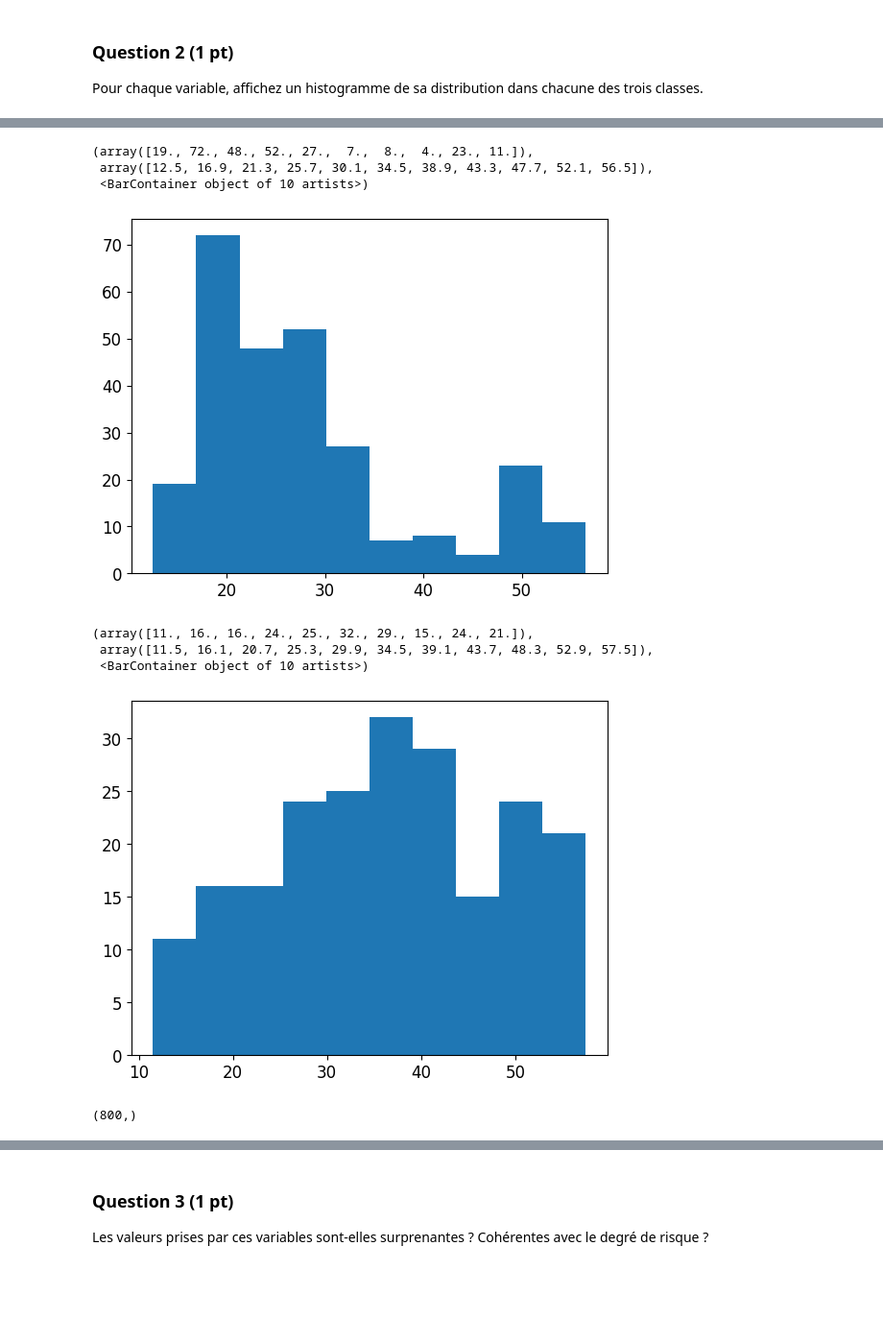
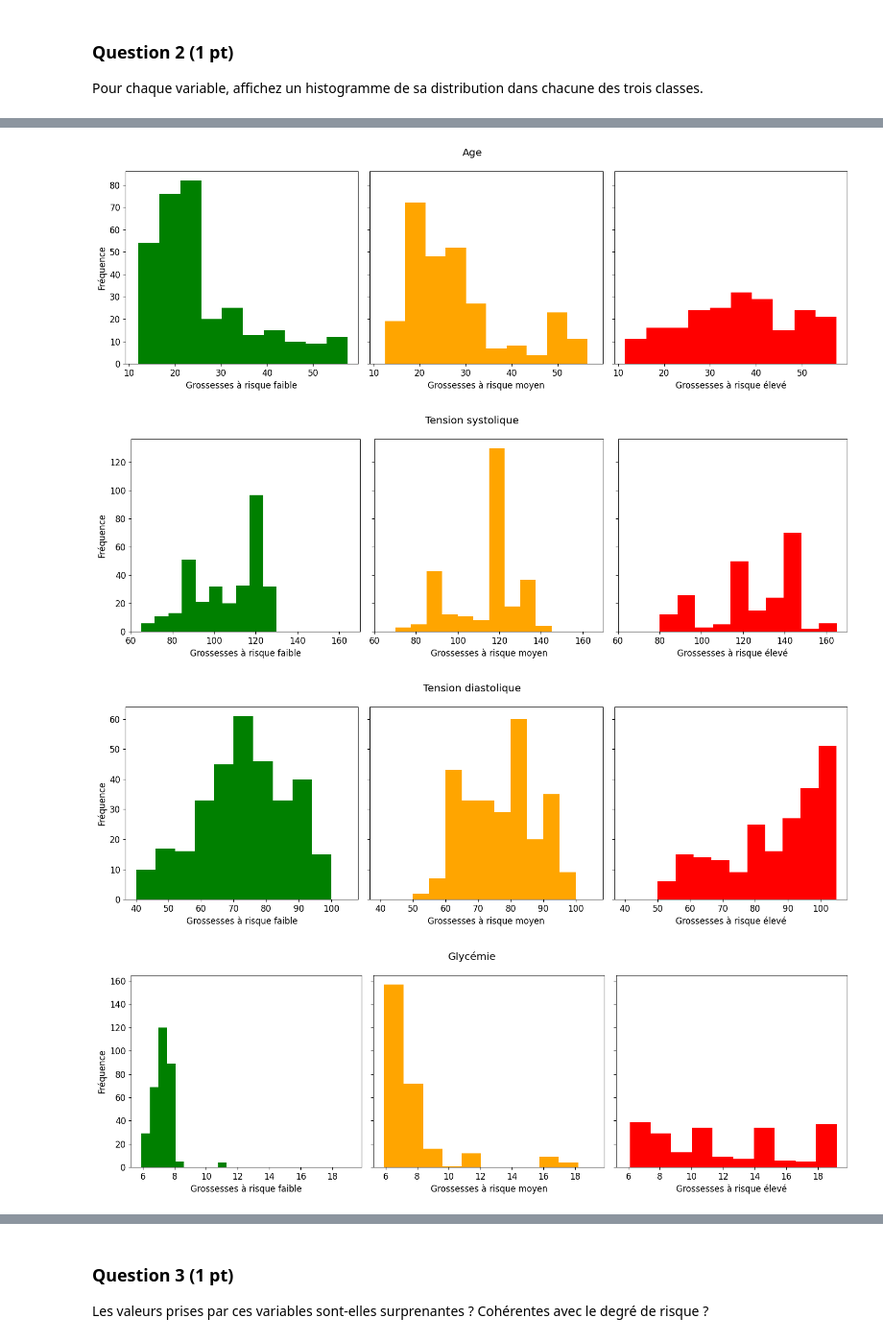
Before and after one commit to comemazelier/projet-sdd, a Jupyter notebook: Projet.ipynb, the cells around one changed output, grey strips where cells are left out. Shown at 96% size. Cells and saved outputs as stored; diff of their text form; code cells hidden in the pictures; blank space fills up the shorter version.

```diff
--- a/Projet.ipynb
+++ b/Projet.ipynb
@@ -78,20 +74,0 @@ plt.hist(X_train_0[:,0])
-# %%
-X_train_1 = X_train[y_train == 1]
-plt.hist(X_train_1[:,0])
-# %% [output]
-(array([19., 72., 48., 52., 27.,  7.,  8.,  4., 23., 11.]),
- array([12.5, 16.9, 21.3, 25.7, 30.1, 34.5, 38.9, 43.3, 47.7, 52.1, 56.5]),
- <BarContainer object of 10 artists>)
-[figure, removed]
-# %%
-X_train_2 = X_train[y_train == 2]
-plt.hist(X_train_2[:,0])
-# %% [output]
-(array([11., 16., 16., 24., 25., 32., 29., 15., 24., 21.]),
- array([11.5, 16.1, 20.7, 25.3, 29.9, 34.5, 39.1, 43.7, 48.3, 52.9, 57.5]),
- <BarContainer object of 10 artists>)
-[figure, removed]
-# %%
-y_train
-# %% [output]
-(800,)
@@ -97,0 +79,24 @@ y_train
+# %%
+for i in range(X_train.shape[1]):
+    fig, ax = plt.subplots(1,3, figsize=(15,5), sharex=True, sharey=True)
+
+    ax[0].hist(X_train_0[:,i], color='green')
+    ax[0].set_xlabel('Grossesses à risque faible')
+    ax[0].set_ylabel('Fréquence')
+
+    ax[1].hist(X_train_1[:,i], color='orange')
+    ax[1].set_xlabel('Grossesses à risque moyen')
+
+
+    ax[2].hist(X_train_2[:,i], color='red')
+    ax[2].set_xlabel('Grossesses à risque élevé')
+
+
+    fig.suptitle(df_train.columns[i])
+    plt.tight_layout()
+    plt.show()
+# %% [output]
+[figure, added]
+[figure, added]
+[figure, added]
+[figure, added]
```
Also changed, not shown: parts of 6 cells of this notebook.
